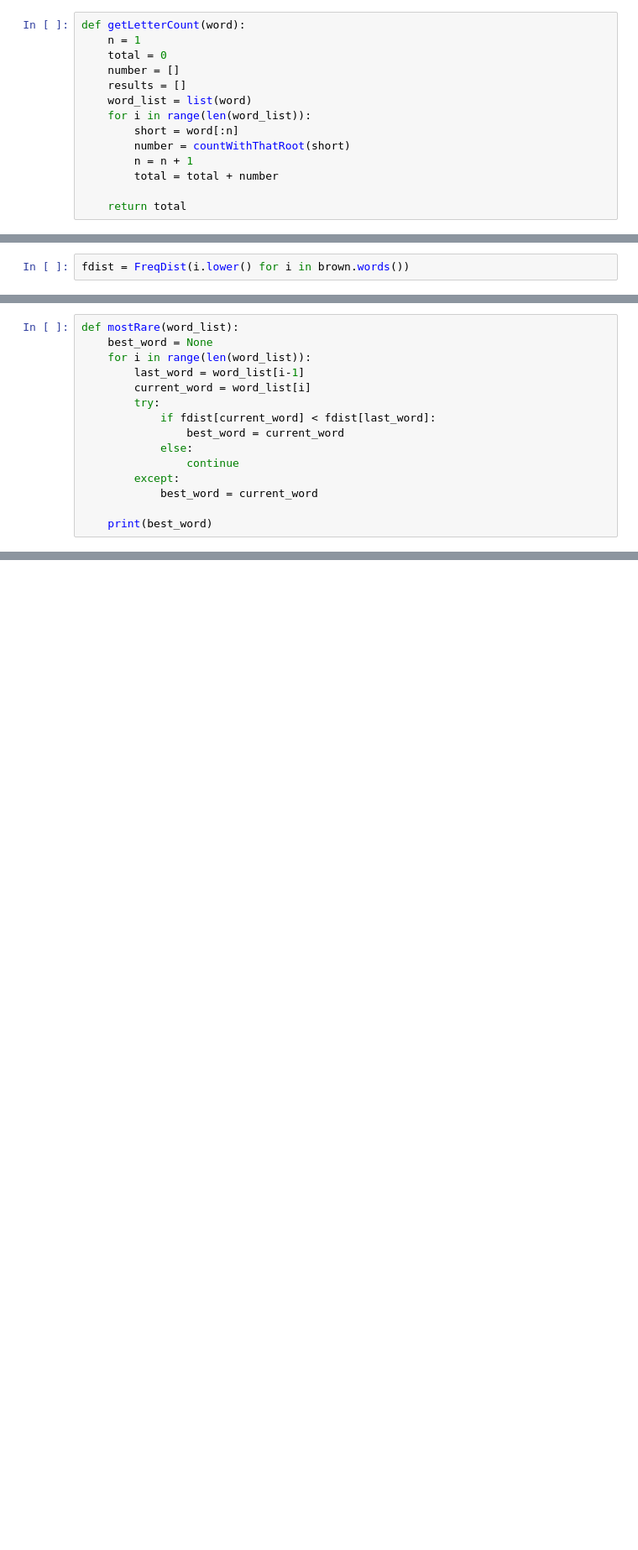
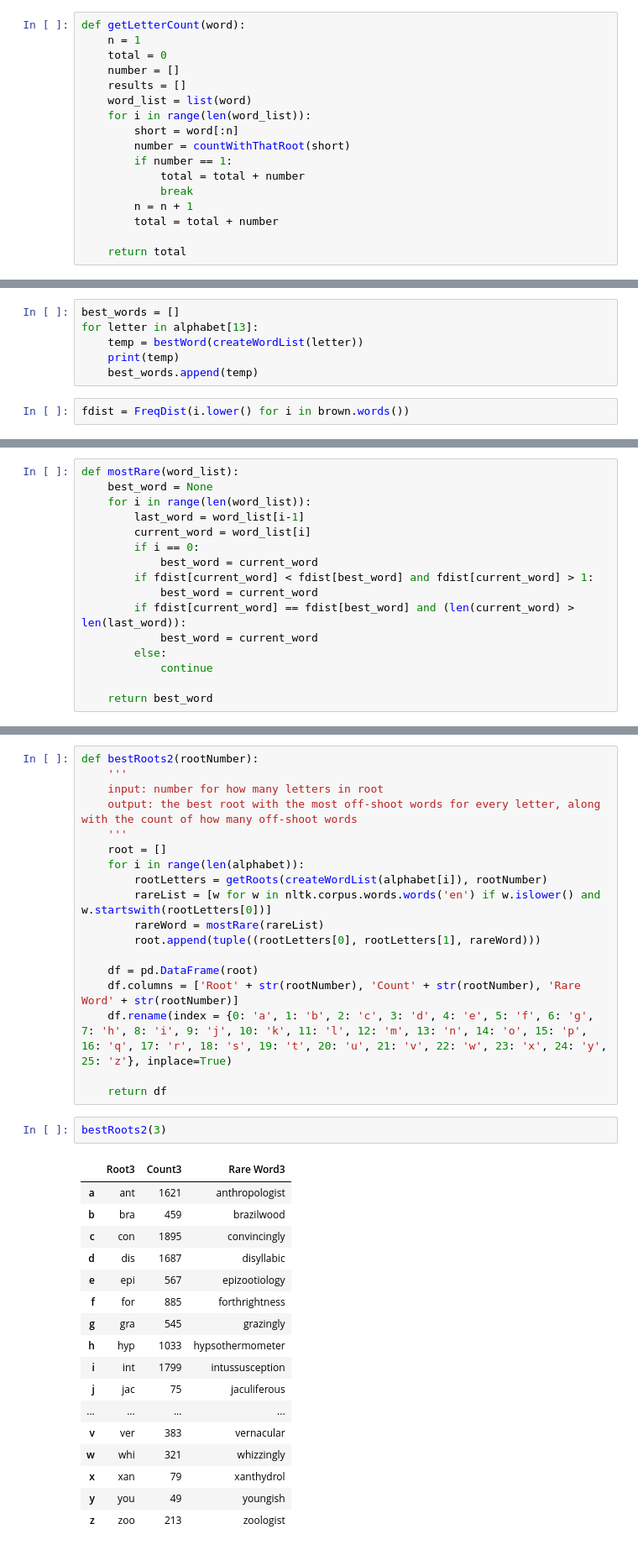
Before and after one commit to ikestevens/nlp, a Jupyter notebook: Contact Optimization.ipynb, the cells around one changed output, grey strips where cells are left out. Shown at 84% size. Drawn from its saved outputs; the diff is of its cells as text; blank space fills up the shorter version.

```diff
--- a/Contact Optimization.ipynb
+++ b/Contact Optimization.ipynb
@@ -271,6 +276,9 @@ def getLetterCount(word):
     for i in range(len(word_list)):
         short = word[:n]
         number = countWithThatRoot(short)
+        if number == 1:
+            total = total + number
+            break
         n = n + 1
         total = total + number
 
@@ -329,3 +342,9 @@ acetylphenylhydrazine
+# %%
+best_words = []
+for letter in alphabet[13]:
+    temp = bestWord(createWordList(letter))
+    print(temp)
+    best_words.append(temp)
 # %%
 fdist = FreqDist(i.lower() for i in brown.words())
 # %%
@@ -338,13 +357,14 @@ def mostRare(word_list):
     for i in range(len(word_list)):
         last_word = word_list[i-1]
         current_word = word_list[i]
-        try:
-            if fdist[current_word] < fdist[last_word]:
-                best_word = current_word
-            else:
-                continue
-        except:
+        if i == 0:
             best_word = current_word
+        if fdist[current_word] < fdist[best_word] and fdist[current_word] > 1:
+            best_word = current_word
+        if fdist[current_word] == fdist[best_word] and (len(current_word) > len(last_word)):
+            best_word = current_word
+        else:
+            continue
 
-    print(best_word)
+    return best_word
 # %%
@@ -377,0 +380,38 @@ detours
+# %%
+def bestRoots2(rootNumber):
+    '''
+    input: number for how many letters in root
+    output: the best root with the most off-shoot words for every letter, along with the count of how many off-shoot words
+    '''
+    root = []
+    for i in range(len(alphabet)):
+        rootLetters = getRoots(createWordList(alphabet[i]), rootNumber)
+        rareList = [w for w in nltk.corpus.words.words('en') if w.islower() and w.startswith(rootLetters[0])]
+        rareWord = mostRare(rareList)
+        root.append(tuple((rootLetters[0], rootLetters[1], rareWord)))
+
+    df = pd.DataFrame(root)
+    df.columns = ['Root' + str(rootNumber), 'Count' + str(rootNumber), 'Rare Word' + str(rootNumber)]
+    df.rename(index = {0: 'a', 1: 'b', 2: 'c', 3: 'd', 4: 'e', 5: 'f', 6: 'g', 7: 'h', 8: 'i', 9: 'j', 10: 'k', 11: 'l', 12: 'm', 13: 'n', 14: 'o', 15: 'p', 16: 'q', 17: 'r', 18: 's', 19: 't', 20: 'u', 21: 'v', 22: 'w', 23: 'x', 24: 'y', 25: 'z'}, inplace=True)
+
+    return df
+# %%
+bestRoots2(3)
+# %% [output]
+|  | Root3 | Count3 | Rare Word3 |
+| a | ant | 1621 | anthropologist |
+| b | bra | 459 | brazilwood |
+| c | con | 1895 | convincingly |
+| d | dis | 1687 | disyllabic |
+| e | epi | 567 | epizootiology |
+| f | for | 885 | forthrightness |
+| g | gra | 545 | grazingly |
+| h | hyp | 1033 | hypsothermometer |
+| i | int | 1799 | intussusception |
+| j | jac | 75 | jaculiferous |
+| ... | ... | ... | ... |
+| v | ver | 383 | vernacular |
+| w | whi | 321 | whizzingly |
+| x | xan | 79 | xanthydrol |
+| y | you | 49 | youngish |
+| z | zoo | 213 | zoologist |
```
Also changed, not shown: parts of 17 cells of this notebook.
